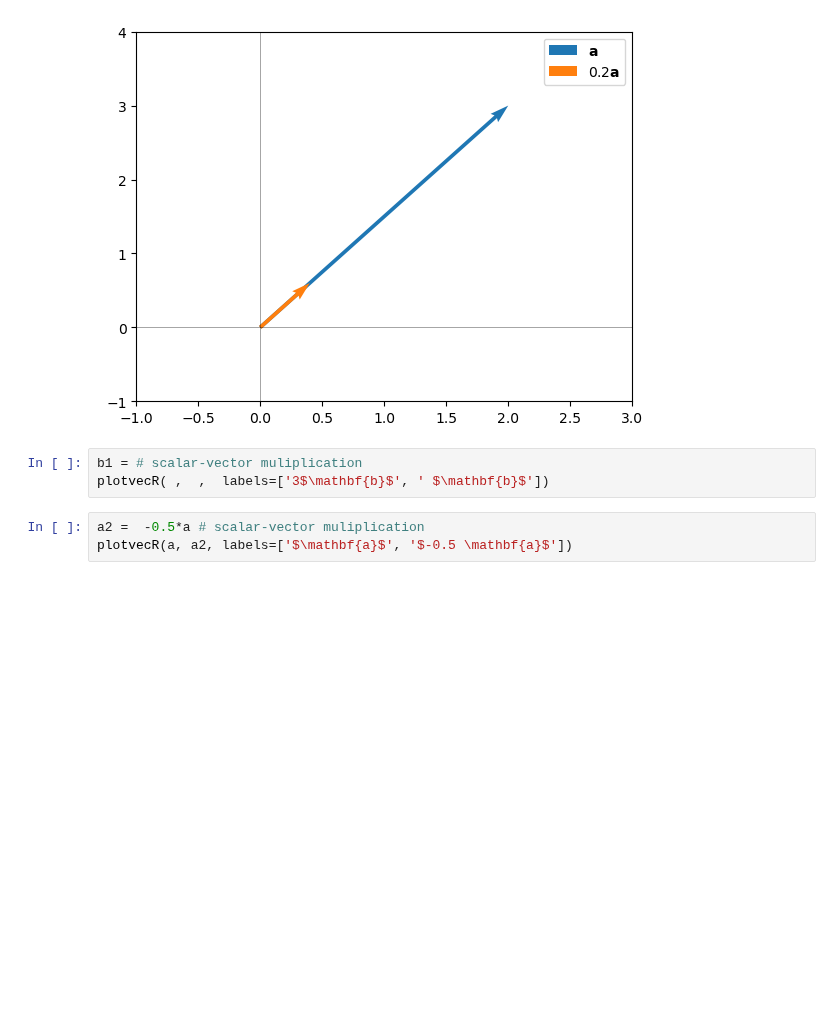
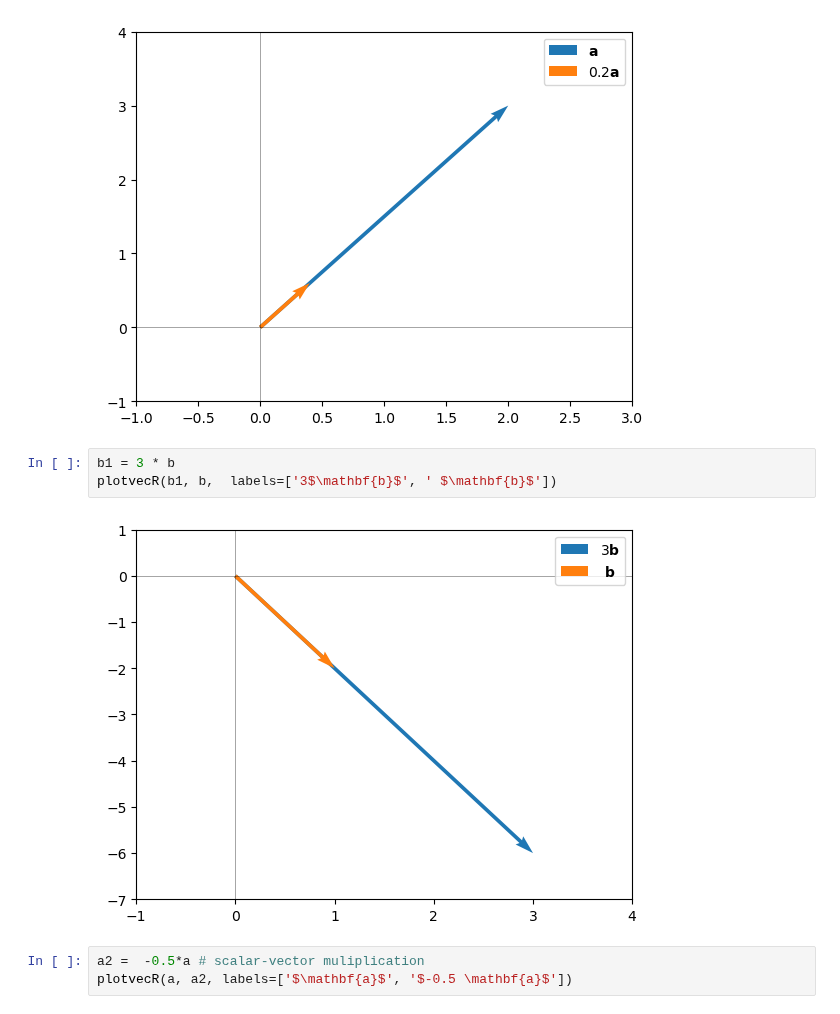
Before and after one commit to tyler-ruble/eel3850S25, a Jupyter notebook: lectures/lecture11-Vectors operations and correlation/Lecture11-Vector-Stats-Cor-in-class-edits.ipynb, the cells around one changed output. Cells and saved outputs as stored; diff of their text form; blank space fills up the shorter version.

```diff
--- a/lectures/lecture11-Vectors operations and correlation/Lecture11-Vector-Stats-Cor-in-class-edits.ipynb
+++ b/lectures/lecture11-Vectors operations and correlation/Lecture11-Vector-Stats-Cor-in-class-edits.ipynb
@@ -52,8 +52,10 @@ plotvecR(a, a1, labels=['$\mathbf{a}$', '$0.2 \mathbf{a}$']) # todo
 # %% [output]
 [figure]
 # %%
-b1 = # scalar-vector muliplication
-plotvecR( ,  ,  labels=['3$\mathbf{b}$', ' $\mathbf{b}$'])
+b1 = 3 * b
+plotvecR(b1, b,  labels=['3$\mathbf{b}$', ' $\mathbf{b}$'])
+# %% [output]
+[figure, added]
 # %%
 a2 =  -0.5*a # scalar-vector muliplication
 plotvecR(a, a2, labels=['$\mathbf{a}$', '$-0.5 \mathbf{a}$'])
```
Also changed, not shown: parts of 13 cells of this notebook, 1 other file.
